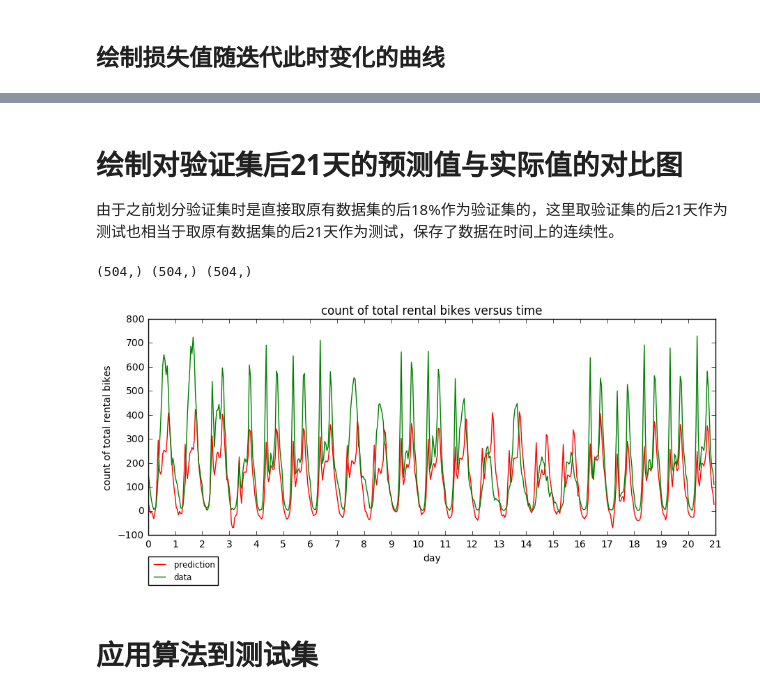
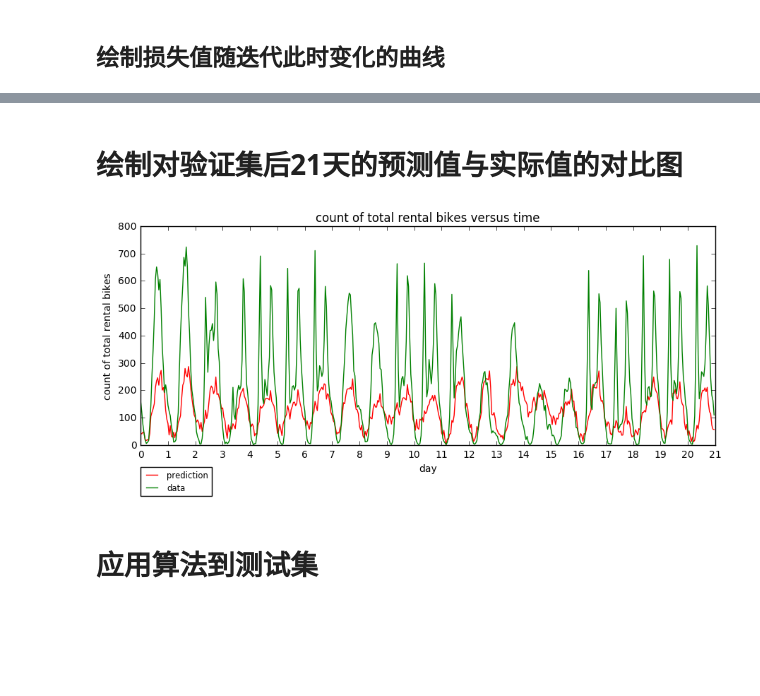
Before and after one commit to linzch3/Open-Course-Learning, a Jupyter notebook: A04.Artificial Intelligence - SYSU - RYH/Project/regression/Regression - BPNN - step 1 - use normalized data.ipynb, the cells around one changed output, grey strips where cells are left out. Saved outputs shown, nothing was run; the diff lists cells and outputs as text; code cells hidden in the pictures; blank space fills up the shorter version.

Commit message:
update regression with BPNN and KNN test

```diff
--- a/A04.Artificial Intelligence - SYSU - RYH/Project/regression/Regression - BPNN - step 1 - use normalized data.ipynb
+++ b/A04.Artificial Intelligence - SYSU - RYH/Project/regression/Regression - BPNN - step 1 - use normalized data.ipynb
@@ -65,11 +77,11 @@ pd.concat([DF(trainSetLabel).describe(), DF(validateSetLabel).describe()], axis=
 # %%
 def calcLoss(predict, label):
     '''计算预测值相对于标签值的损失值，默认使用均方误差'''
-    def MeanSquareError(a, b):
+    def RMeanSquareError(a, b):
         '''计算均方误差'''
-        return 1/2*np.mean((a - b)**2)
+        return np.sqrt(1/2*np.mean((a - b)**2))
 
-    return MeanSquareError(predict, label)
+    return RMeanSquareError(predict, label)
 # %% [markdown]
 # 神经网络
 # %%
@@ -234,38 +240,35 @@ plt.close()
 InteractiveShell.ast_node_interactivity = "all"
 # %% [markdown]
 # 绘制对验证集后21天的预测值与实际值的对比图
-
-由于之前划分验证集时是直接取原有数据集的后18%作为验证集的，这里取验证集的后21天作为测试也相当于取原有数据集的后21天作为测试，保存了数据在时间上的连续性。
-# %%
-num = 21*24 # 数据个数
-last21Days_range = np.arange(num) #样本范围
-last21Days_features, last21Days_labels = validateSet[-num:], validateSetLabel[-num:]
-#使用算法进行预测
-last21Days_predicts = network.apply(last21Days_features)
-#还原归一化后的数据
-last21Days_predicts = last21Days_predicts.flatten()*std_of_cnt + mean_of_cnt
-last21Days_labels = last21Days_labels.flatten()*std_of_cnt + mean_of_cnt
-
-print(last21Days_predicts.shape, last21Days_labels.shape, last21Days_range.shape)
-# %% [output]
-(504,) (504,) (504,)
 # %%
 InteractiveShell.ast_node_interactivity = "none"
 # %%
-fig, ax = plt.subplots()
-fig.set_size_inches(10.5, 4)
-plt.plot(last21Days_range, last21Days_predicts.astype('int64'), 'r', label="prediction")
-plt.plot(last21Days_range, last21Days_labels.astype('int64'), 'g', label="data")
-ax.set_xlim(right=num)
-ax.set_xticks(np.arange(0, num+24, 24))
-ax.set_xticklabels(np.arange(0, 22, 1))
-plt.xlabel('day')
-plt.ylabel('count of total rental bikes')
-plt.title("count of total rental bikes versus time")
-plt.legend(bbox_to_anchor=(0, -0.1), loc=2, borderaxespad=0., fontsize='small')
-plt.show()
-plt.close()
+def show_last21Days_fig(test_range, predict, label, fileName="test_last21Days.png", showFig=True):
+    fig, ax = plt.subplots()
+    fig.set_size_inches(10.5, 4)
+    plt.plot(test_range, predict, 'r', label="prediction")
+    plt.plot(test_range, label, 'g', label="data")
+    ax.set_xlim(right=num)
+    ax.set_xticks(np.arange(0, num+24, 24))
+    ax.set_xticklabels(np.arange(0, 22, 1))
+    plt.xlabel('day')
+    plt.ylabel('count of total rental bikes')
+    plt.title("count of total rental bikes versus time")
+    plt.legend(bbox_to_anchor=(0, -0.1), loc=2, borderaxespad=0., fontsize='small')
+    if showFig:
+        plt.show()
+    else:
+        plt.savefig(fileName)
+    plt.close()
+
+#使用算法进行预测
+last21Days_predicts = network.apply(last21Days_features)
+#还原归一化后的数据
+last21Days_predicts = (last21Days_predicts.flatten()*std_of_cnt + mean_of_cnt).astype('int64')
+last21Days_labels = (last21Days_labels_origin.flatten()*std_of_cnt + mean_of_cnt).astype('int64')
+
+show_last21Days_fig(last21Days_range, last21Days_predicts, last21Days_labels)
 # %% [output]
-[figure, old version]
+[figure, new version]
 # %%
 InteractiveShell.ast_node_interactivity = "all"
```
Also changed, not shown: parts of 8 cells of this notebook, 3 other files.
